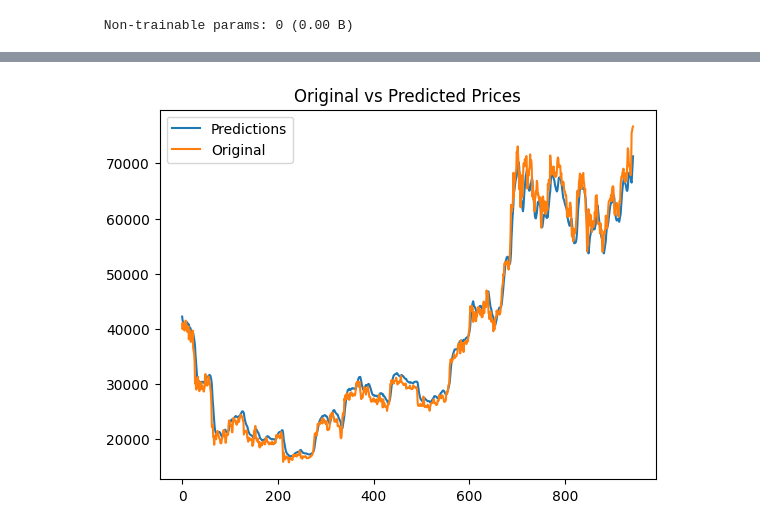
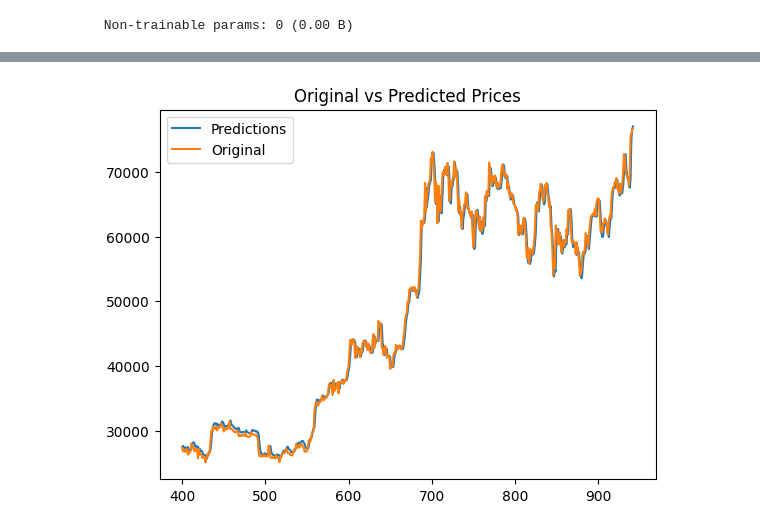
Before and after one commit to Eyuelwoldeh/LSTM-based-Bitcoin-Prediction-Model, a Jupyter notebook: machine.ipynb, the cells around one changed output, grey strips where cells are left out. Cells and saved outputs as stored; diff of their text form; code cells hidden in the pictures.

```diff
--- a/machine.ipynb
+++ b/machine.ipynb
@@ -243,9 +242,9 @@ test_results_original
 943 rows × 2 columns
 # %%
-plt.plot(test_results_original['Test Predictions'], label='Predictions')
-plt.plot(test_results_original['Actuals'], label='Original')
+plt.plot(test_results_original['Test Predictions'][400:], label='Predictions')
+plt.plot(test_results_original['Actuals'][400:], label='Original')
 plt.legend(loc=0)
 plt.title('Original vs Predicted Prices')
 plt.show()
 # %% [output]
-[figure, old version]
+[figure, new version]
```
Also changed, not shown: parts of 5 cells of this notebook.
